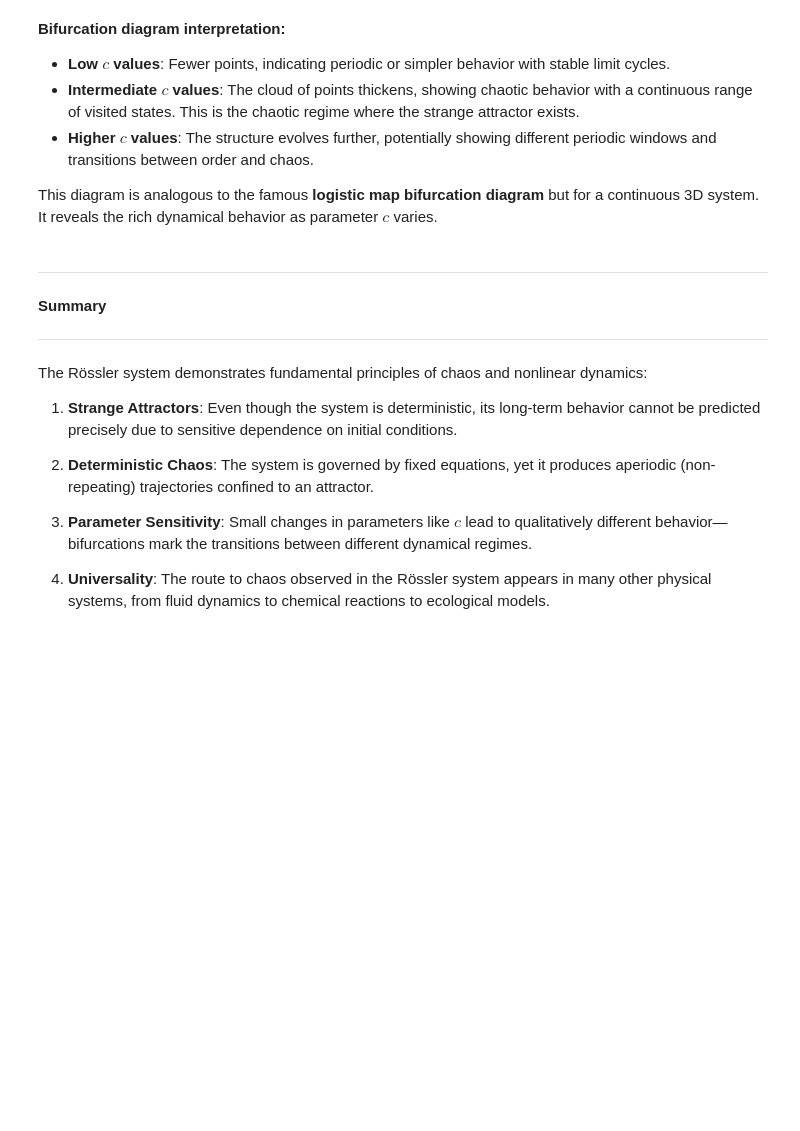
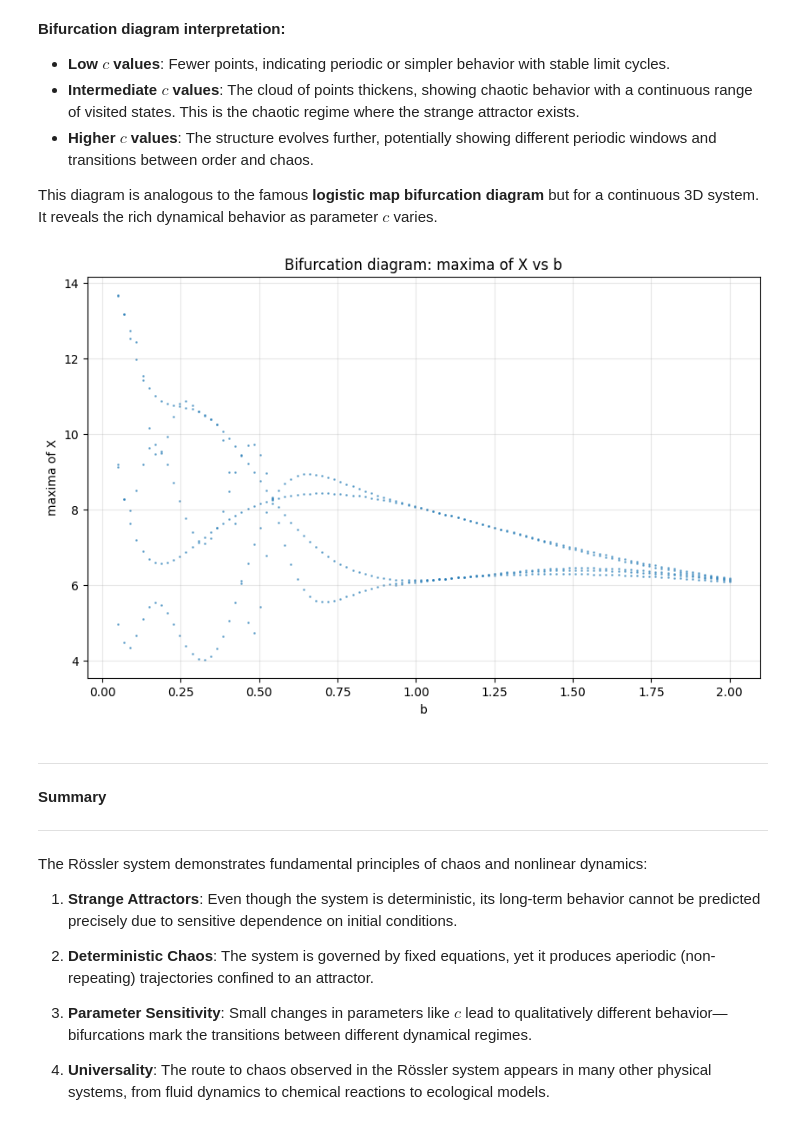
Before and after one commit to trcools/2e-bachelor-Fysica, a Jupyter notebook: Biophysics/Examen/Exam-part-3/finals-part-3.ipynb, the cells around one changed output. Cells and saved outputs as stored; diff of their text form; code cells hidden in the pictures; blank space fills up the shorter version.

```diff
--- a/Biophysics/Examen/Exam-part-3/finals-part-3.ipynb
+++ b/Biophysics/Examen/Exam-part-3/finals-part-3.ipynb
@@ -191,6 +191,11 @@ fig, c_vals, x_vals = rossler.nb_bifurcation(c_range=np.linspace(0.05, 45, 100),
 - **Higher $c$ values**: The structure evolves further, potentially showing different periodic windows and transitions between order and chaos.
 
 This diagram is analogous to the famous **logistic map bifurcation diagram** but for a continuous 3D system. It reveals the rich dynamical behavior as parameter $c$ varies.
+# %%
+fig = rossler.nb_bifurcation_vs_b(a=a, c=c, b_min=0.05, b_max=2, n=100,
+                                   ic=initial_condition, t_min=0, t_max=60, h=0.01)
+# %% [output]
+[figure, added]
 # %% [markdown]
 ---
 
```
Also changed, not shown: parts of 13 cells of this notebook, 1 other file.
